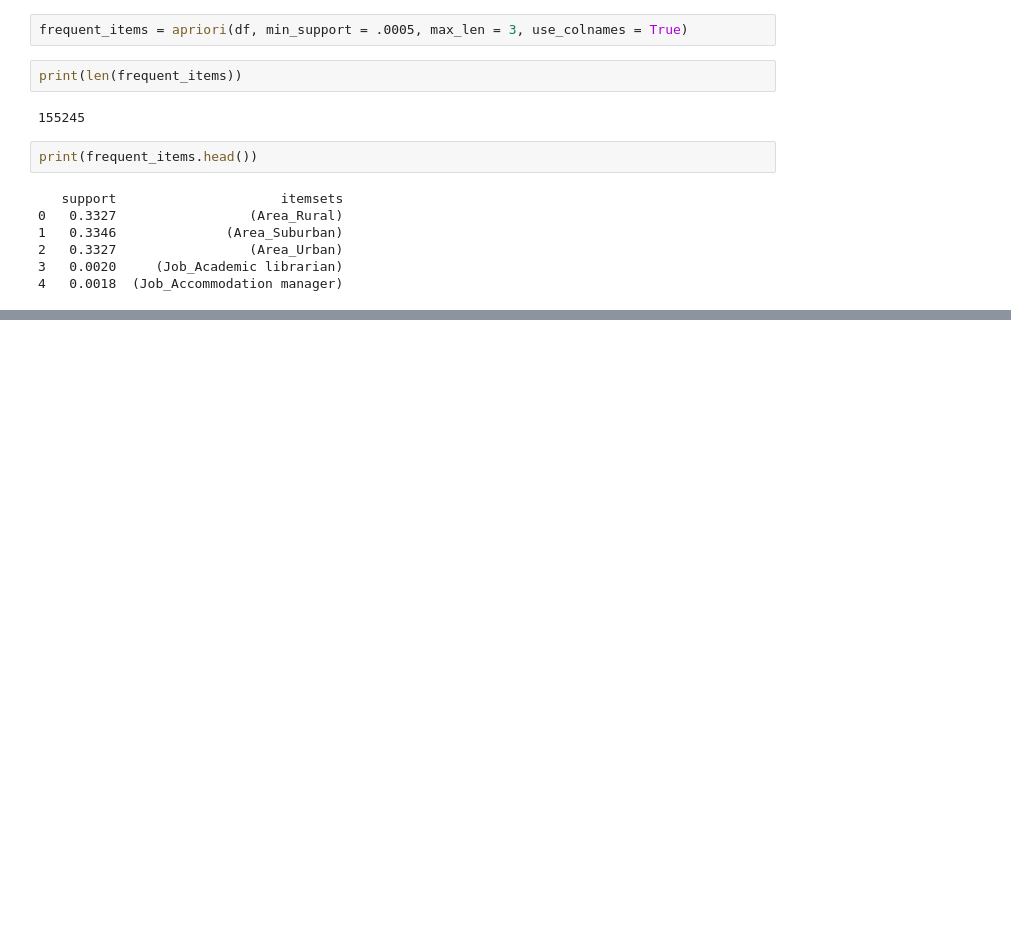
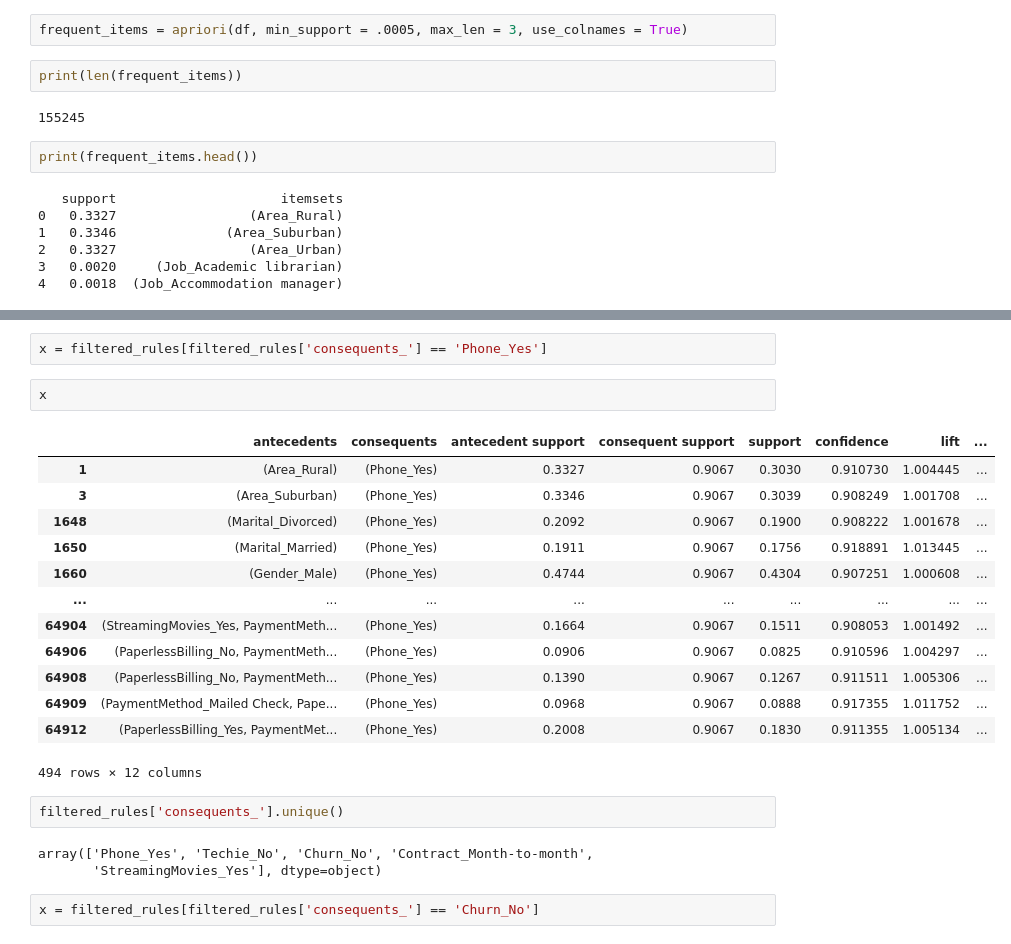
Before and after one commit to jlrosales8/D212_Market_Basket_Analysis, a Jupyter notebook: D212_Market_Basket_Analysis.ipynb, the cells around one changed output, grey strips where cells are left out. Saved outputs shown, nothing was run; the diff lists cells and outputs as text; blank space fills up the shorter version.

```diff
--- a/D212_Market_Basket_Analysis.ipynb
+++ b/D212_Market_Basket_Analysis.ipynb
@@ -178,0 +325,25 @@ print(frequent_items.head())
+# %%
+x = filtered_rules[filtered_rules['consequents_'] == 'Phone_Yes']
+# %%
+x
+# %% [output]
+|  | antecedents | consequents | antecedent support | consequent support | support | confidence | lift | ... |
+| 1 | (Area_Rural) | (Phone_Yes) | 0.3327 | 0.9067 | 0.3030 | 0.910730 | 1.004445 | ... |
+| 3 | (Area_Suburban) | (Phone_Yes) | 0.3346 | 0.9067 | 0.3039 | 0.908249 | 1.001708 | ... |
+| 1648 | (Marital_Divorced) | (Phone_Yes) | 0.2092 | 0.9067 | 0.1900 | 0.908222 | 1.001678 | ... |
+| 1650 | (Marital_Married) | (Phone_Yes) | 0.1911 | 0.9067 | 0.1756 | 0.918891 | 1.013445 | ... |
+| 1660 | (Gender_Male) | (Phone_Yes) | 0.4744 | 0.9067 | 0.4304 | 0.907251 | 1.000608 | ... |
+| ... | ... | ... | ... | ... | ... | ... | ... | ... |
+| 64904 | (StreamingMovies_Yes, PaymentMeth... | (Phone_Yes) | 0.1664 | 0.9067 | 0.1511 | 0.908053 | 1.001492 | ... |
+| 64906 | (PaperlessBilling_No, PaymentMeth... | (Phone_Yes) | 0.0906 | 0.9067 | 0.0825 | 0.910596 | 1.004297 | ... |
+| 64908 | (PaperlessBilling_No, PaymentMeth... | (Phone_Yes) | 0.1390 | 0.9067 | 0.1267 | 0.911511 | 1.005306 | ... |
+| 64909 | (PaymentMethod_Mailed Check, Pape... | (Phone_Yes) | 0.0968 | 0.9067 | 0.0888 | 0.917355 | 1.011752 | ... |
+| 64912 | (PaperlessBilling_Yes, PaymentMet... | (Phone_Yes) | 0.2008 | 0.9067 | 0.1830 | 0.911355 | 1.005134 | ... |
+494 rows × 12 columns
+# %%
+filtered_rules['consequents_'].unique()
+# %% [output]
+array(['Phone_Yes', 'Techie_No', 'Churn_No', 'Contract_Month-to-month',
+       'StreamingMovies_Yes'], dtype=object)
+# %%
+x = filtered_rules[filtered_rules['consequents_'] == 'Churn_No']
```
Also changed, not shown: parts of 17 cells of this notebook.
